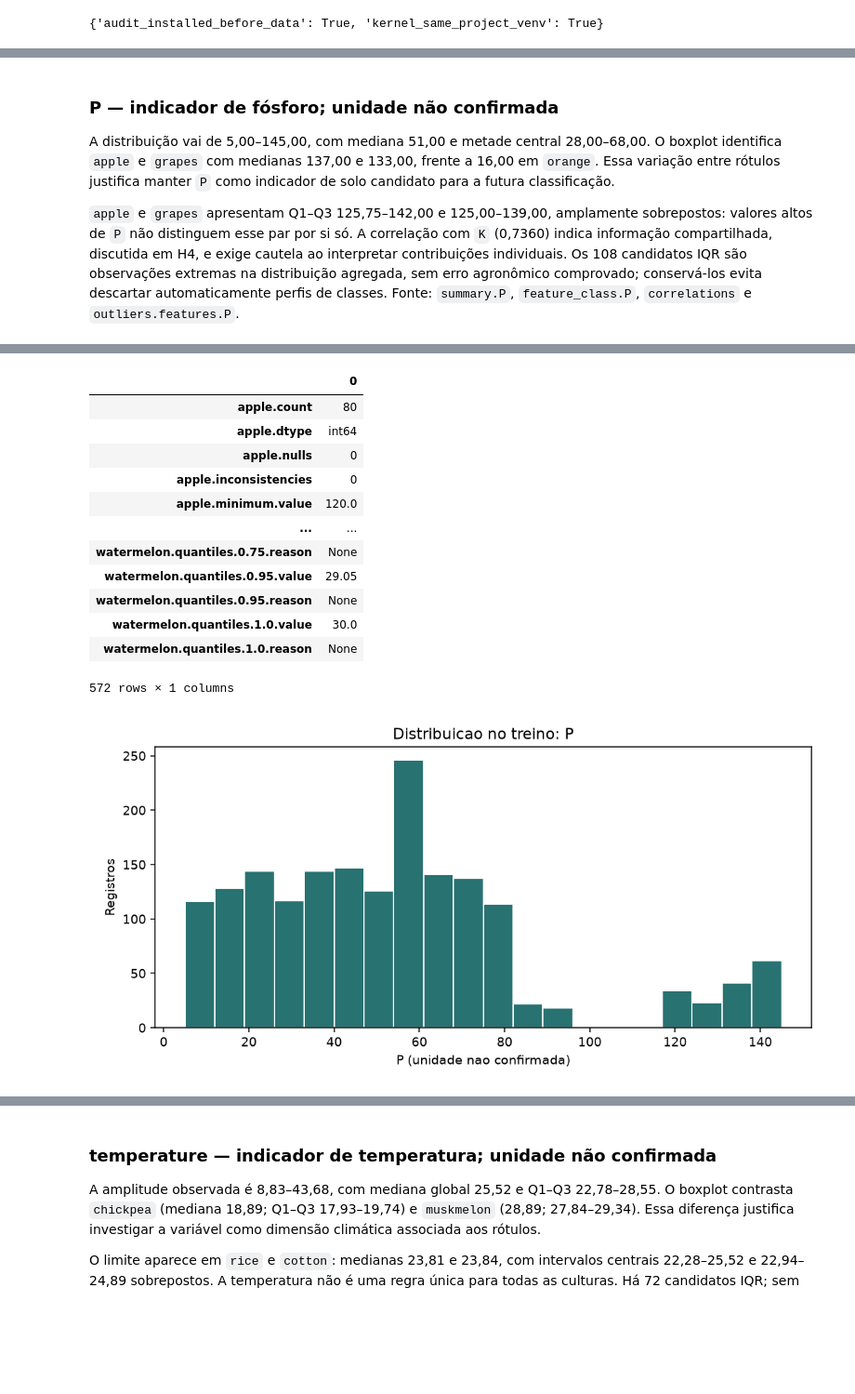
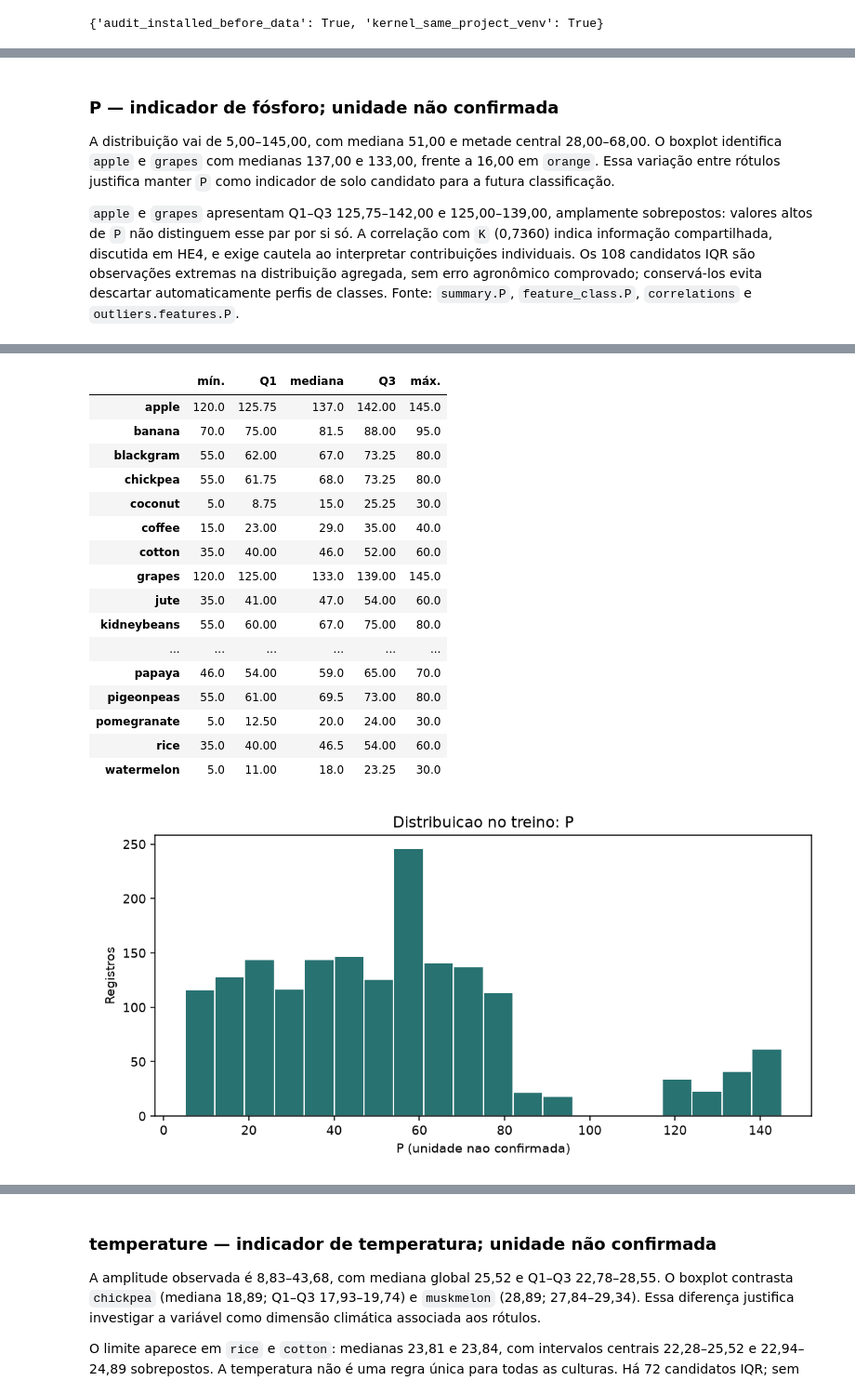
Before and after one commit to k1y05h17k/desafio2-recomendacao-cultivo, a Jupyter notebook: notebooks/00_entrega_parcial.ipynb, the cells around one changed output, grey strips where cells are left out. Shown at 93% size. Cells and saved outputs as stored; diff of their text form; code cells hidden in the pictures; blank space fills up the shorter version.

```diff
--- a/notebooks/00_entrega_parcial.ipynb
+++ b/notebooks/00_entrega_parcial.ipynb
@@ -51,7 +51,7 @@ A auditoria foi instalada na primeira celula de codigo. A interface le somente J
 import json
 from importlib.metadata import version
 import pandas as pd
-from IPython.display import Image, JSON, Markdown, display
+from IPython.display import Image, Markdown, display
 from cultivo import config
 from cultivo.features.preprocessing import build_preprocessor
 
@@ -59,6 +59,20 @@ REPORTS = config.REPORTS_DIR
 eda = json.loads((REPORTS / 'data' / 'eda.json').read_text(encoding='utf-8'))
 outliers = json.loads((REPORTS / 'data' / 'outliers.json').read_text(encoding='utf-8'))
 policy = json.loads((REPORTS / 'data' / 'outlier-policy.json').read_text(encoding='utf-8'))
+
+
+def stats_row(summary: dict) -> dict:
+    # Só seleciona valores já gravados no relatório; não recalcula nada.
+    picked = {'mín.': summary['minimum'], 'Q1': summary['quantiles']['0.25'], 'mediana': summary['quantiles']['0.5'],
+              'Q3': summary['quantiles']['0.75'], 'máx.': summary['maximum']}
+    return {label: item['value'] for label, item in picked.items()}
+
+
+def class_table(feature: str) -> pd.DataFrame:
+    return pd.DataFrame({crop: stats_row(item) for crop, item in eda['feature_class'][feature].items()}).T.round(2)
+
+
+SCENARIOS = {'keep': 'manter', 'clip': 'limitar (clipping)', 'remove_candidates': 'remover candidatos'}
 # %%
 assert eda['scope'] == outliers['scope'] == policy['scope'] == 'train'
 assert eda['provenance']['n_rows'] == policy['provenance']['n_observations'] == 1760
@@ -172,11 +189,10 @@ display(Image(filename=str(ROOT / eda['figures'][feature + '-class']), width=100
 
 A distribuição vai de 5,00–145,00, com mediana 51,00 e metade central 28,00–68,00. O boxplot identifica `apple` e `grapes` com medianas 137,00 e 133,00, frente a 16,00 em `orange`. Essa variação entre rótulos justifica manter `P` como indicador de solo candidato para a futura classificação.
 
-`apple` e `grapes` apresentam Q1–Q3 125,75–142,00 e 125,00–139,00, amplamente sobrepostos: valores altos de `P` não distinguem esse par por si só. A correlação com `K` (0,7360) indica informação compartilhada, discutida em H4, e exige cautela ao interpretar contribuições individuais. Os 108 candidatos IQR são observações extremas na distribuição agregada, sem erro agronômico comprovado; conservá-los evita descartar automaticamente perfis de classes. Fonte: `summary.P`, `feature_class.P`, `correlations` e `outliers.features.P`.
+`apple` e `grapes` apresentam Q1–Q3 125,75–142,00 e 125,00–139,00, amplamente sobrepostos: valores altos de `P` não distinguem esse par por si só. A correlação com `K` (0,7360) indica informação compartilhada, discutida em HE4, e exige cautela ao interpretar contribuições individuais. Os 108 candidatos IQR são observações extremas na distribuição agregada, sem erro agronômico comprovado; conservá-los evita descartar automaticamente perfis de classes. Fonte: `summary.P`, `feature_class.P`, `correlations` e `outliers.features.P`.
 # %%
 feature = 'P'
-display(JSON(eda['distributions'][feature]))
-display(pd.json_normalize(eda['feature_class'][feature]).T)
+display(class_table(feature))
 display(Image(filename=str(ROOT / eda['figures'][feature + '-distribution']), width=1000))
 display(Image(filename=str(ROOT / eda['figures'][feature + '-class']), width=1000))
 # %% [output]
@@ -184,16 +199,20 @@ display(Image(filename=str(ROOT / eda['figures'][feature + '-class']), width=100
-|  | 0 |
-| apple.count | 80 |
-| apple.dtype | int64 |
-| apple.nulls | 0 |
-| apple.inconsistencies | 0 |
-| apple.minimum.value | 120.0 |
-| ... | ... |
-| watermelon.quantiles.0.75.reason | None |
-| watermelon.quantiles.0.95.value | 29.05 |
-| watermelon.quantiles.0.95.reason | None |
-| watermelon.quantiles.1.0.value | 30.0 |
-| watermelon.quantiles.1.0.reason | None |
+|  | mín. | Q1 | mediana | Q3 | máx. |
+| apple | 120.0 | 125.75 | 137.0 | 142.00 | 145.0 |
+| banana | 70.0 | 75.00 | 81.5 | 88.00 | 95.0 |
+| blackgram | 55.0 | 62.00 | 67.0 | 73.25 | 80.0 |
+| chickpea | 55.0 | 61.75 | 68.0 | 73.25 | 80.0 |
+| coconut | 5.0 | 8.75 | 15.0 | 25.25 | 30.0 |
+| coffee | 15.0 | 23.00 | 29.0 | 35.00 | 40.0 |
+| cotton | 35.0 | 40.00 | 46.0 | 52.00 | 60.0 |
+| grapes | 120.0 | 125.00 | 133.0 | 139.00 | 145.0 |
+| jute | 35.0 | 41.00 | 47.0 | 54.00 | 60.0 |
+| kidneybeans | 55.0 | 60.00 | 67.0 | 75.00 | 80.0 |
+| ... | ... | ... | ... | ... | ... |
+| papaya | 46.0 | 54.00 | 59.0 | 65.00 | 70.0 |
+| pigeonpeas | 55.0 | 61.00 | 69.5 | 73.00 | 80.0 |
+| pomegranate | 5.0 | 12.50 | 20.0 | 24.00 | 30.0 |
+| rice | 35.0 | 40.00 | 46.5 | 54.00 | 60.0 |
+| watermelon | 5.0 | 11.00 | 18.0 | 23.25 | 30.0 |
-572 rows × 1 columns
 [figure]
 [figure]
 # %% [markdown]
```
Also changed, not shown: parts of 44 cells of this notebook, 4 other files.
